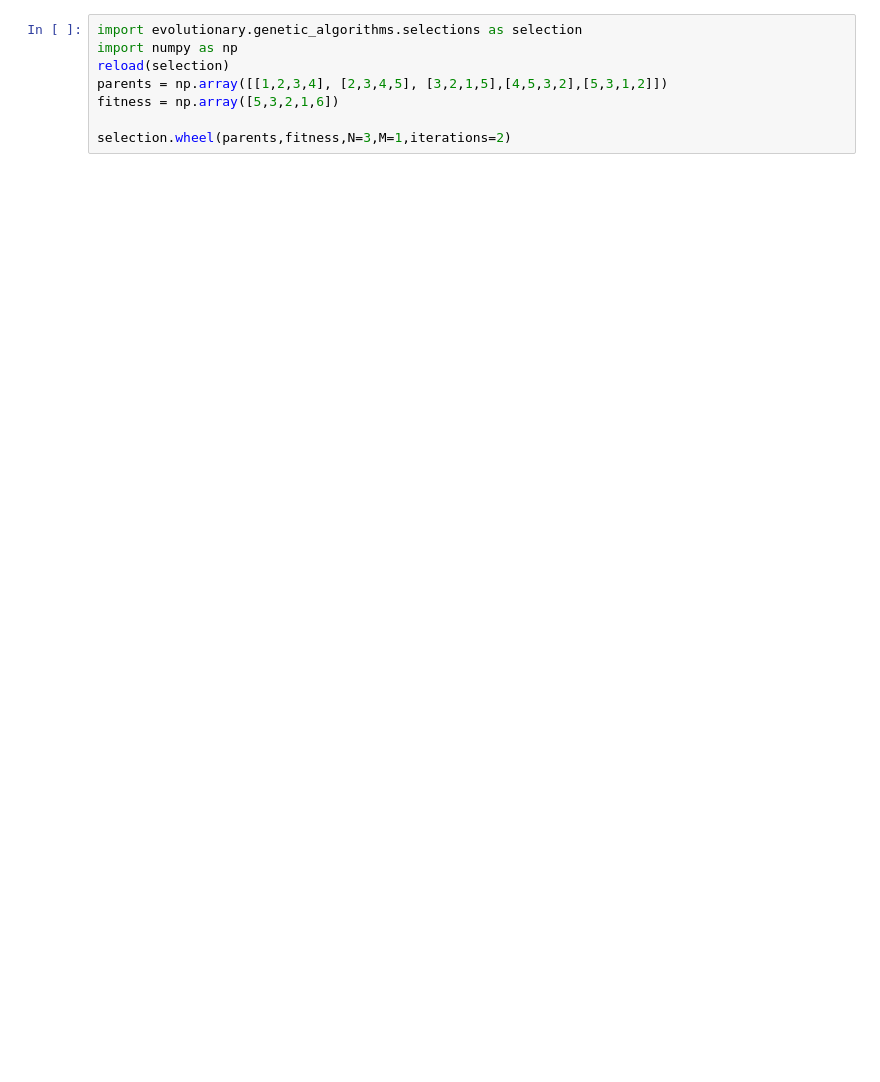
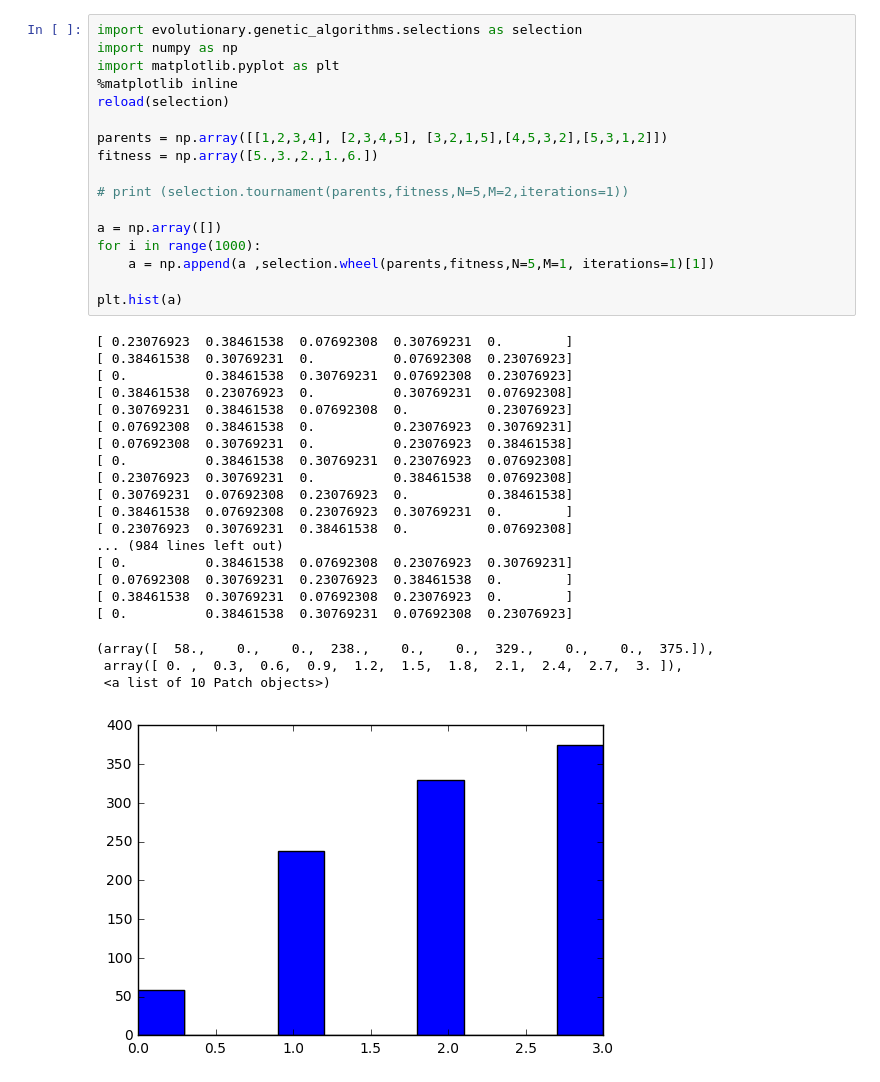
Before and after one commit to dtamarkov/evolutionary_algorithms, a Jupyter notebook: ga_simple.ipynb, the cells around one changed output. Saved outputs shown, nothing was run; the diff lists cells and outputs as text; blank space fills up the shorter version.

```diff
--- a/ga_simple.ipynb
+++ b/ga_simple.ipynb
@@ -88,9 +101,40 @@ Iteration 950 Best 0.869094235046 Mean 7.49955102972 Median 5.6023856821 Worst 1
 # %%
 import evolutionary.genetic_algorithms.selections as selection
 import numpy as np
+import matplotlib.pyplot as plt
+%matplotlib inline
 reload(selection)
+
 parents = np.array([[1,2,3,4], [2,3,4,5], [3,2,1,5],[4,5,3,2],[5,3,1,2]])
-fitness = np.array([5,3,2,1,6])
+fitness = np.array([5.,3.,2.,1.,6.])
 
-selection.wheel(parents,fitness,N=3,M=1,iterations=2)
+# print (selection.tournament(parents,fitness,N=5,M=2,iterations=1))
+
+a = np.array([])
+for i in range(1000):
+    a = np.append(a ,selection.wheel(parents,fitness,N=5,M=1, iterations=1)[1])
+
+plt.hist(a)
+# %% [output]
+[ 0.23076923  0.38461538  0.07692308  0.30769231  0.        ]
+[ 0.38461538  0.30769231  0.          0.07692308  0.23076923]
+[ 0.          0.38461538  0.30769231  0.07692308  0.23076923]
+[ 0.38461538  0.23076923  0.          0.30769231  0.07692308]
+[ 0.30769231  0.38461538  0.07692308  0.          0.23076923]
+[ 0.07692308  0.38461538  0.          0.23076923  0.30769231]
+[ 0.07692308  0.30769231  0.          0.23076923  0.38461538]
+[ 0.          0.38461538  0.30769231  0.23076923  0.07692308]
+[ 0.23076923  0.30769231  0.          0.38461538  0.07692308]
+[ 0.30769231  0.07692308  0.23076923  0.          0.38461538]
+[ 0.38461538  0.07692308  0.23076923  0.30769231  0.        ]
+[ 0.23076923  0.30769231  0.38461538  0.          0.07692308]
+... (984 lines left out)
+[ 0.          0.38461538  0.07692308  0.23076923  0.30769231]
+[ 0.07692308  0.30769231  0.23076923  0.38461538  0.        ]
+[ 0.38461538  0.30769231  0.07692308  0.23076923  0.        ]
+[ 0.          0.38461538  0.30769231  0.07692308  0.23076923]
+(array([  58.,    0.,    0.,  238.,    0.,    0.,  329.,    0.,    0.,  375.]),
+ array([ 0. ,  0.3,  0.6,  0.9,  1.2,  1.5,  1.8,  2.1,  2.4,  2.7,  3. ]),
+ <a list of 10 Patch objects>)
+[figure, added]
 # %%
```
Also changed, not shown: parts of 5 cells of this notebook, 7 other files.
